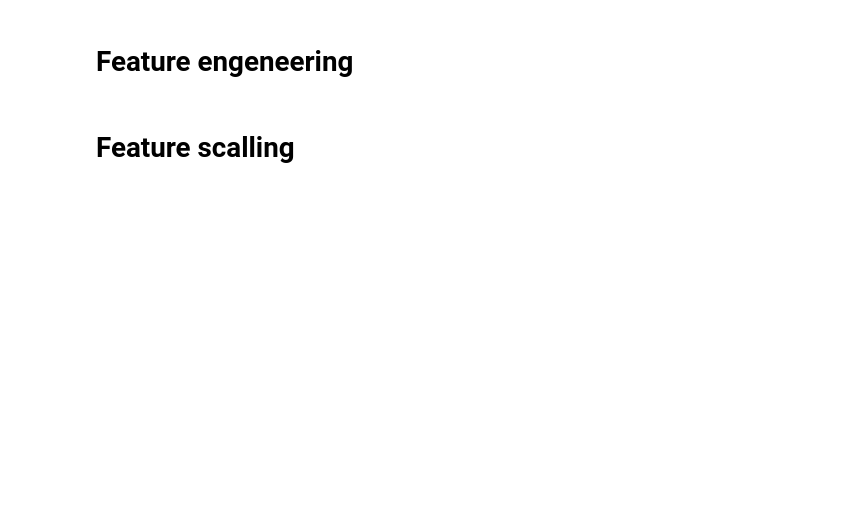
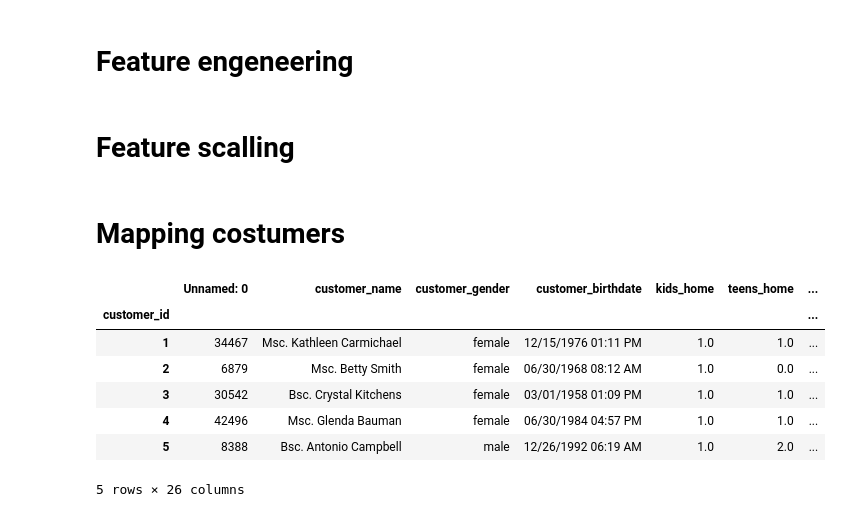
Before and after one commit to master-boda/Client-Segmentation-with-U-MAP-Embedding, a Jupyter notebook: data/data_explorations.ipynb, the cells around one changed output. Drawn from its saved outputs; the diff is of its cells as text; code cells hidden in the pictures; blank space fills up the shorter version.

```diff
--- a/data/data_explorations.ipynb
+++ b/data/data_explorations.ipynb
@@ -185,3 +188,5 @@ customer_info.describe().T
 # Feature engeneering
 # %% [markdown]
 # Feature scalling
+# %% [markdown]
+# Mapping costumers
@@ -187,0 +220,11 @@ customer_info.describe().T
+# %%
+infotest.head()
+# %% [output]
+|  | Unnamed: 0 | customer_name | customer_gender | customer_birthdate | kids_home | teens_home | ... |
+| customer_id |  |  |  |  |  |  | ... |
+| 1 | 34467 | Msc. Kathleen Carmichael | female | 12/15/1976 01:11 PM | 1.0 | 1.0 | ... |
+| 2 | 6879 | Msc. Betty Smith | female | 06/30/1968 08:12 AM | 1.0 | 0.0 | ... |
+| 3 | 30542 | Bsc. Crystal Kitchens | female | 03/01/1958 01:09 PM | 1.0 | 1.0 | ... |
+| 4 | 42496 | Msc. Glenda Bauman | female | 06/30/1984 04:57 PM | 1.0 | 1.0 | ... |
+| 5 | 8388 | Bsc. Antonio Campbell | male | 12/26/1992 06:19 AM | 1.0 | 2.0 | ... |
+5 rows × 26 columns
```
Also changed, not shown: parts of 5 cells of this notebook.
